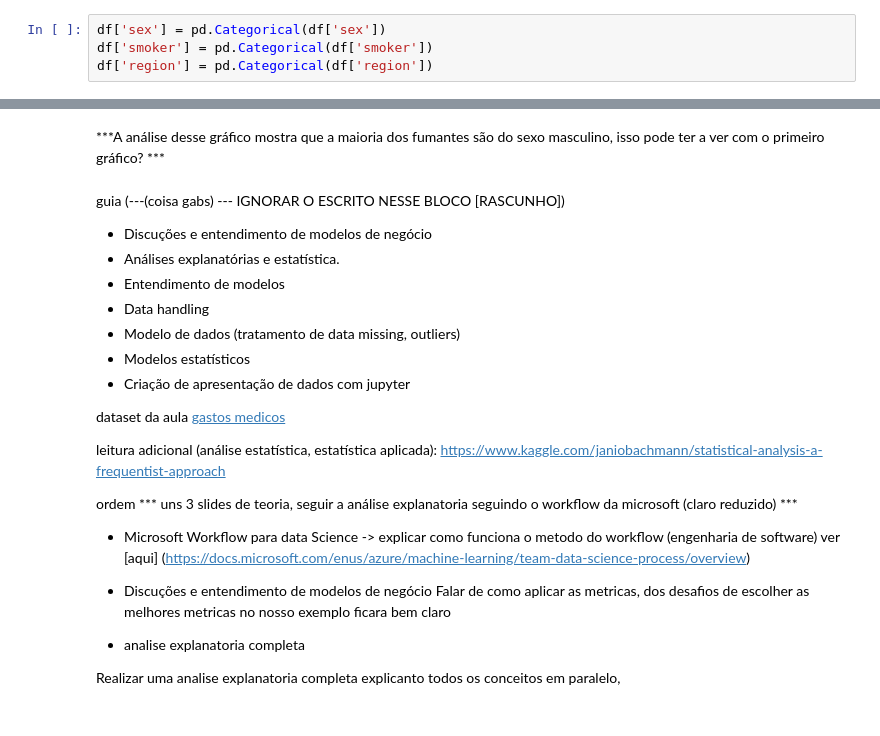
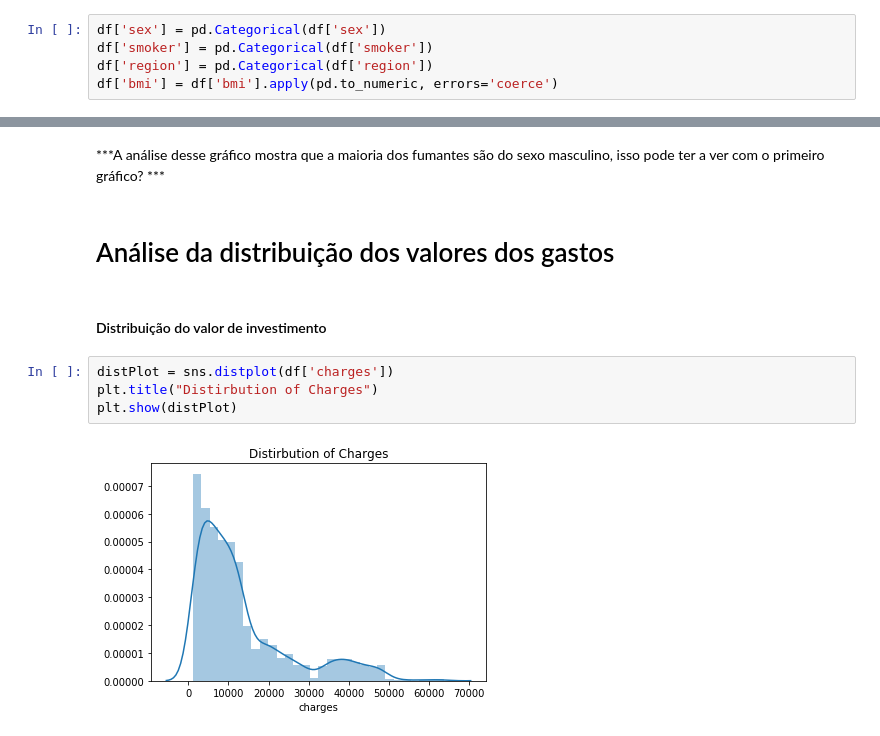
Before and after one commit to araramakerspace/CursoDataScience, a Jupyter notebook: Aula2/Aula3- Analise explanatoria.ipynb, the cells around one changed output, grey strips where cells are left out. Saved outputs shown, nothing was run; the diff lists cells and outputs as text.

Commit message:
aula 2 fim

```diff
--- a/Aula2/Aula3- Analise explanatoria.ipynb
+++ b/Aula2/Aula3- Analise explanatoria.ipynb
@@ -191,3 +188,4 @@ Nossas variáveis categóricas são sex, smoker e region, para deixar isso expl
 df['sex'] = pd.Categorical(df['sex'])
 df['smoker'] = pd.Categorical(df['smoker'])
 df['region'] = pd.Categorical(df['region'])
+df['bmi'] = df['bmi'].apply(pd.to_numeric, errors='coerce')
@@ -300,33 +298,13 @@ distr_genero('smoker','Fumantes')
 [figure]
 # %% [markdown]
 ***A análise desse gráfico mostra que a maioria dos fumantes são do sexo masculino, isso pode ter a ver com o primeiro gráfico? ***
-# %% [markdown]
-
-
-
-
-guia (---(coisa gabs) --- IGNORAR O ESCRITO NESSE BLOCO [RASCUNHO])
-- Discuções e entendimento de modelos de negócio
-- Análises explanatórias e estatística.
-- Entendimento de modelos
-- Data handling
-- Modelo de dados (tratamento de data missing, outliers)
-- Modelos estatísticos
-- Criação de apresentação de dados com jupyter
-
-dataset da aula [gastos medicos](https://www.kaggle.com/mirichoi0218/insurance)
-
-
-leitura adicional (análise estatística, estatística aplicada):
-https://www.kaggle.com/janiobachmann/statistical-analysis-a-frequentist-approach
-
-
-ordem
-*** uns 3 slides de teoria, seguir a análise explanatoria seguindo o workflow da microsoft (claro reduzido) ***
-- Microsoft Workflow para data Science -> explicar como funciona o metodo do workflow (engenharia de software) ver [aqui] (https://docs.microsoft.com/enus/azure/machine-learning/team-data-science-process/overview)
-
-- Discuções e entendimento de modelos de negócio Falar de como aplicar as metricas, dos desafios de escolher as melhores metricas no nosso exemplo ficara bem claro
-
-- analise explanatoria completa
-
-Realizar uma analise explanatoria completa explicanto todos os conceitos em paralelo,
+# %% [markdown]
+# Análise da distribuição dos valores dos gastos
+# %% [markdown]
+#### Distribuição do valor de investimento
+# %%
+distPlot = sns.distplot(df['charges'])
+plt.title("Distirbution of Charges")
+plt.show(distPlot)
+# %% [output]
+[figure, added]
```
Also changed, not shown: parts of 26 cells of this notebook, 1 other file.
